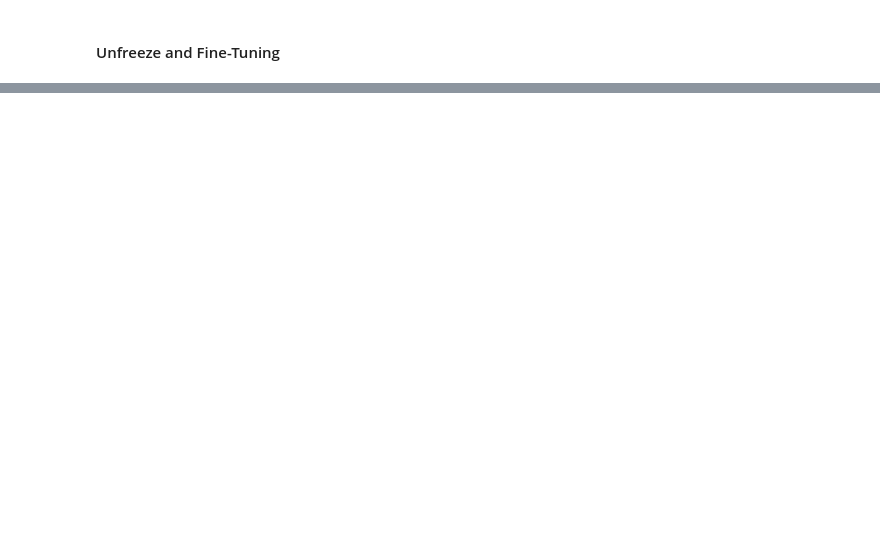
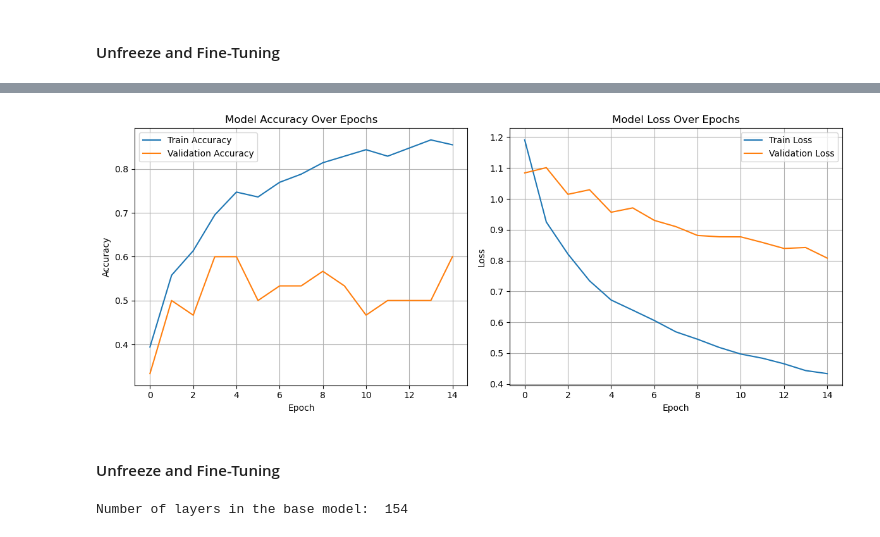
Before and after one commit to Aftab5550/TFG, a Jupyter notebook: TFG.ipynb, the cells around one changed output, grey strips where cells are left out. Cells and saved outputs as stored; diff of their text form; code cells hidden in the pictures; blank space fills up the shorter version.

```diff
--- a/TFG.ipynb
+++ b/TFG.ipynb
@@ -338,0 +413,3 @@ plot_accuracy_loss(inceptionV3_history)
+# %%
+mobileNetV2_base_model = MobileNetV2(input_shape = (224, 224, 3), include_top = False, weights = 'imagenet')
+mobileNetV2_base_model.trainable = False
@@ -338,0 +418,16 @@ plot_accuracy_loss(inceptionV3_history)
+# %%
+mobileNetV2_inputs = Input(shape = (224, 224, 3))
+
+mobileNetV2_x = tf.keras.applications.mobilenet_v2.preprocess_input(mobileNetV2_inputs)
+
+mobileNetV2_x = mobileNetV2_base_model(mobileNetV2_x)
+
+mobileNetV2_x = GlobalAveragePooling2D()(mobileNetV2_x)
+
+# mobileNetV2_x = Dropout(0.2)(mobileNetV2_x)
+
+mobileNetV2_outputs = Dense(3, activation = 'softmax')(mobileNetV2_x)
+
+mobileNetV2_model = Model(mobileNetV2_inputs, mobileNetV2_outputs)
+
+mobileNetV2_model.summary()
@@ -338,0 +468,6 @@ plot_accuracy_loss(inceptionV3_history)
+# %%
+mobileNetV2_model.compile(loss = 'sparse_categorical_crossentropy',
+              optimizer = Adam(learning_rate = 0.001),
+              metrics = ['accuracy'])
+# %%
+mobileNetV2_history = mobileNetV2_model.fit(X_train, y_train, epochs = EPOCHS, validation_data = (X_val, y_val))
@@ -338,0 +492,4 @@ plot_accuracy_loss(inceptionV3_history)
+# %%
+plot_accuracy_loss(mobileNetV2_history)
+# %% [output]
+[figure, added]
@@ -338,0 +502,2 @@ plot_accuracy_loss(inceptionV3_history)
+# %% [markdown]
+#### Unfreeze and Fine-Tuning
@@ -338,0 +506,9 @@ plot_accuracy_loss(inceptionV3_history)
+# %%
+print("Number of layers in the base model: ", len(mobileNetV2_base_model.layers))
+
+fine_tune_at = 100
+
+for layer in mobileNetV2_base_model.layers[:fine_tune_at]:
+  layer.trainable = False
+# %% [output]
+Number of layers in the base model:  154
```
Also changed, not shown: parts of 50 cells of this notebook.
